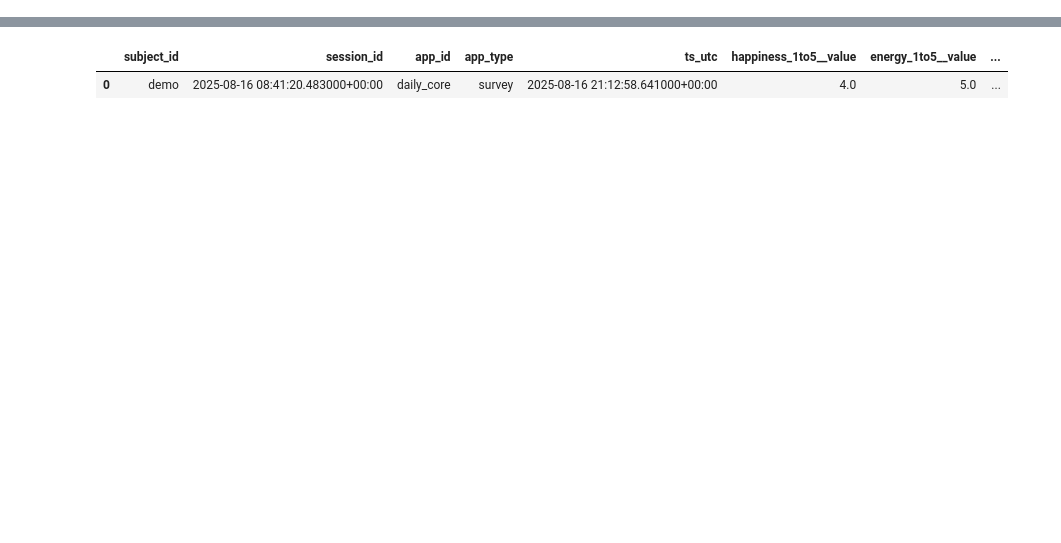
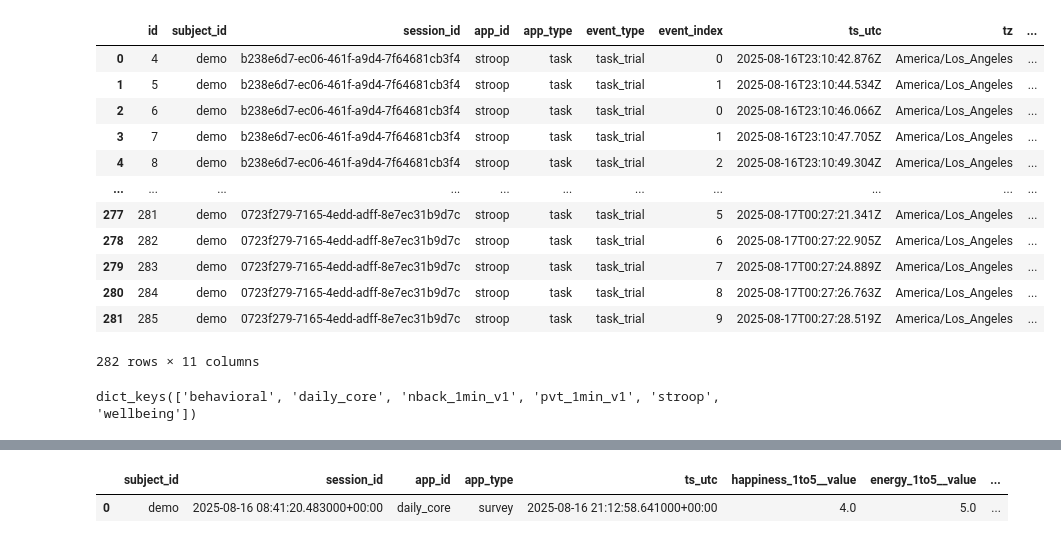
Before and after one commit to guhandi/ObjectiveSubjectiveApp, a Jupyter notebook: notebooks/test.ipynb, the cells around one changed output, grey strips where cells are left out. Saved outputs shown, nothing was run; the diff lists cells and outputs as text; code cells hidden in the pictures; blank space fills up the shorter version.

```diff
--- a/notebooks/test.ipynb
+++ b/notebooks/test.ipynb
@@ -18,0 +94,16 @@ events_df.columns
+# %%
+events_df
+# %% [output]
+|  | id | subject_id | session_id | app_id | app_type | event_type | event_index | ts_utc | tz | ... |
+| 0 | 4 | demo | b238e6d7-ec06-461f-a9d4-7f64681cb3f4 | stroop | task | task_trial | 0 | 2025-08-16T23:10:42.876Z | America/Los_Angeles | ... |
+| 1 | 5 | demo | b238e6d7-ec06-461f-a9d4-7f64681cb3f4 | stroop | task | task_trial | 1 | 2025-08-16T23:10:44.534Z | America/Los_Angeles | ... |
+| 2 | 6 | demo | b238e6d7-ec06-461f-a9d4-7f64681cb3f4 | stroop | task | task_trial | 0 | 2025-08-16T23:10:46.066Z | America/Los_Angeles | ... |
+| 3 | 7 | demo | b238e6d7-ec06-461f-a9d4-7f64681cb3f4 | stroop | task | task_trial | 1 | 2025-08-16T23:10:47.705Z | America/Los_Angeles | ... |
+| 4 | 8 | demo | b238e6d7-ec06-461f-a9d4-7f64681cb3f4 | stroop | task | task_trial | 2 | 2025-08-16T23:10:49.304Z | America/Los_Angeles | ... |
+| ... | ... | ... | ... | ... | ... | ... | ... | ... | ... | ... |
+| 277 | 281 | demo | 0723f279-7165-4edd-adff-8e7ec31b9d7c | stroop | task | task_trial | 5 | 2025-08-17T00:27:21.341Z | America/Los_Angeles | ... |
+| 278 | 282 | demo | 0723f279-7165-4edd-adff-8e7ec31b9d7c | stroop | task | task_trial | 6 | 2025-08-17T00:27:22.905Z | America/Los_Angeles | ... |
+| 279 | 283 | demo | 0723f279-7165-4edd-adff-8e7ec31b9d7c | stroop | task | task_trial | 7 | 2025-08-17T00:27:24.889Z | America/Los_Angeles | ... |
+| 280 | 284 | demo | 0723f279-7165-4edd-adff-8e7ec31b9d7c | stroop | task | task_trial | 8 | 2025-08-17T00:27:26.763Z | America/Los_Angeles | ... |
+| 281 | 285 | demo | 0723f279-7165-4edd-adff-8e7ec31b9d7c | stroop | task | task_trial | 9 | 2025-08-17T00:27:28.519Z | America/Los_Angeles | ... |
+282 rows × 11 columns
@@ -18,0 +112,4 @@ events_df.columns
+# %%
+cleaned.keys()
+# %% [output]
+dict_keys(['behavioral', 'daily_core', 'nback_1min_v1', 'pvt_1min_v1', 'stroop', 'wellbeing'])
```
Also changed, not shown: parts of 12 cells of this notebook, 3 other files.
